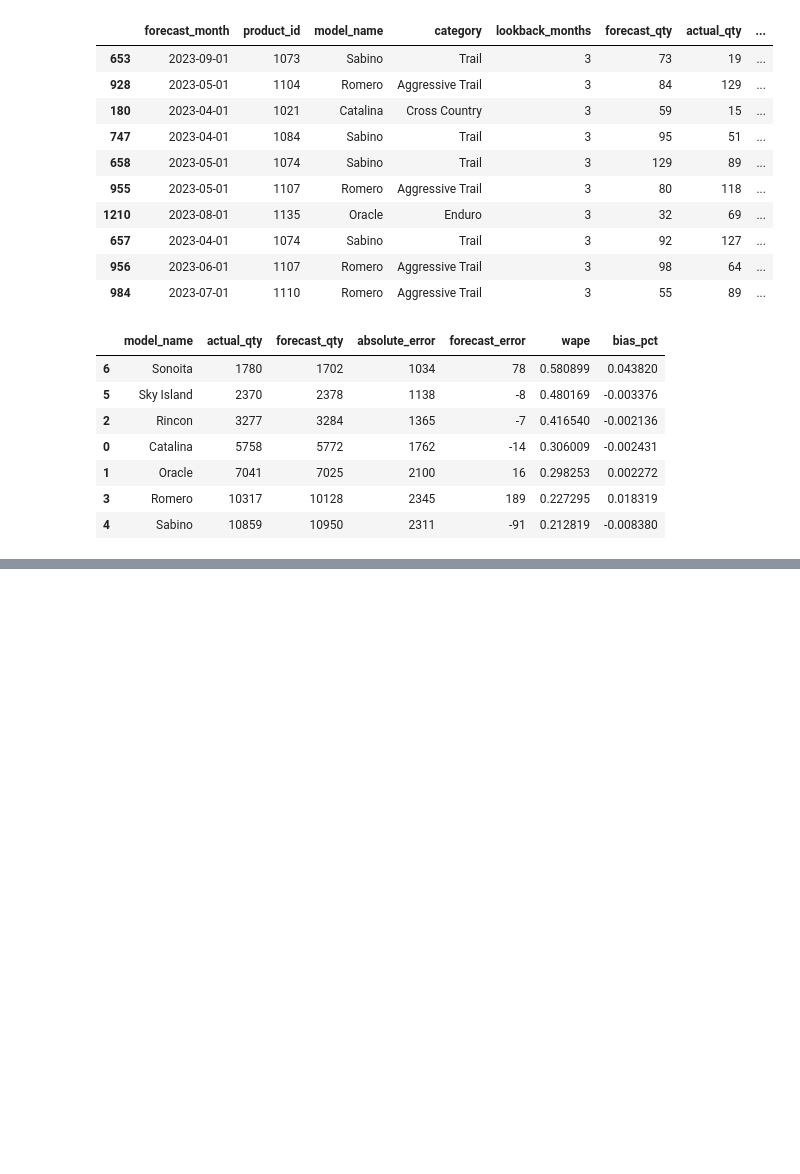
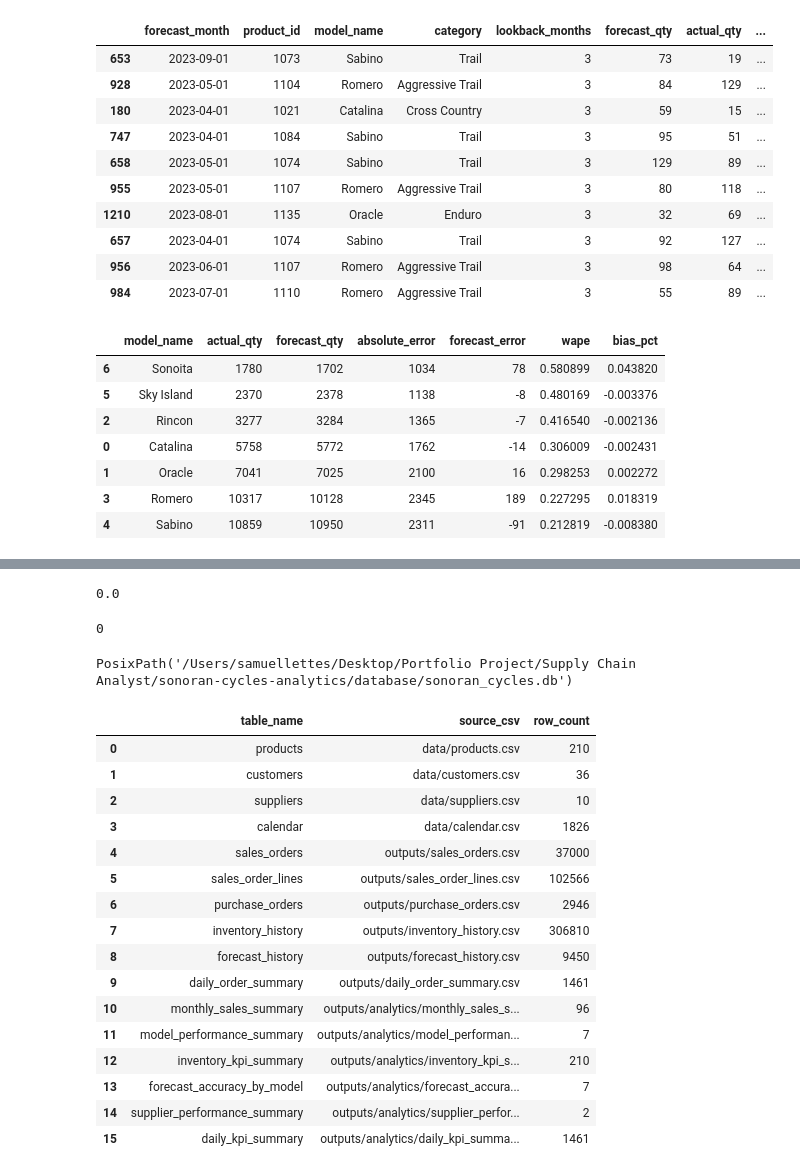
Before and after one commit to samuellettes/sonoran-cycles-supply-chain-analytics, a Jupyter notebook: notebooks/03_Validation.ipynb, the cells around one changed output, grey strips where cells are left out. Saved outputs shown, nothing was run; the diff lists cells and outputs as text; code cells hidden in the pictures; blank space fills up the shorter version.

```diff
--- a/notebooks/03_Validation.ipynb
+++ b/notebooks/03_Validation.ipynb
@@ -261,0 +278,17 @@ analytics_tables["forecast_accuracy_by_model"].head()
+# %%
+orders_df = pd.DataFrame(sim.sales_orders)
+lines_df = pd.DataFrame(sim.sales_order_lines)
+
+monthly_revenue = analytics_tables["monthly_sales_summary"]["booked_revenue"].sum()
+raw_revenue = orders_df["order_total"].sum()
+
+round(monthly_revenue - raw_revenue, 2)
+# %% [output]
+0.0
+# %%
+model_units = analytics_tables["model_performance_summary"]["requested_units"].sum()
+raw_units = lines_df["requested_qty"].sum()
+
+model_units - raw_units
+# %% [output]
+0
@@ -261,0 +297,28 @@ analytics_tables["forecast_accuracy_by_model"].head()
+# %%
+from simulation.database_builder import build_sqlite_database
+
+database_result = build_sqlite_database()
+
+database_result["database_path"]
+# %% [output]
+PosixPath('/Users/samuellettes/Desktop/Portfolio Project/Supply Chain Analyst/sonoran-cycles-analytics/database/sonoran_cycles.db')
+# %%
+database_result["load_results"]
+# %% [output]
+|  | table_name | source_csv | row_count |
+| 0 | products | data/products.csv | 210 |
+| 1 | customers | data/customers.csv | 36 |
+| 2 | suppliers | data/suppliers.csv | 10 |
+| 3 | calendar | data/calendar.csv | 1826 |
+| 4 | sales_orders | outputs/sales_orders.csv | 37000 |
+| 5 | sales_order_lines | outputs/sales_order_lines.csv | 102566 |
+| 6 | purchase_orders | outputs/purchase_orders.csv | 2946 |
+| 7 | inventory_history | outputs/inventory_history.csv | 306810 |
+| 8 | forecast_history | outputs/forecast_history.csv | 9450 |
+| 9 | daily_order_summary | outputs/daily_order_summary.csv | 1461 |
+| 10 | monthly_sales_summary | outputs/analytics/monthly_sales_s... | 96 |
+| 11 | model_performance_summary | outputs/analytics/model_performan... | 7 |
+| 12 | inventory_kpi_summary | outputs/analytics/inventory_kpi_s... | 210 |
+| 13 | forecast_accuracy_by_model | outputs/analytics/forecast_accura... | 7 |
+| 14 | supplier_performance_summary | outputs/analytics/supplier_perfor... | 2 |
+| 15 | daily_kpi_summary | outputs/analytics/daily_kpi_summa... | 1461 |
```
Also changed, not shown: parts of 20 cells of this notebook, 5 other files.
